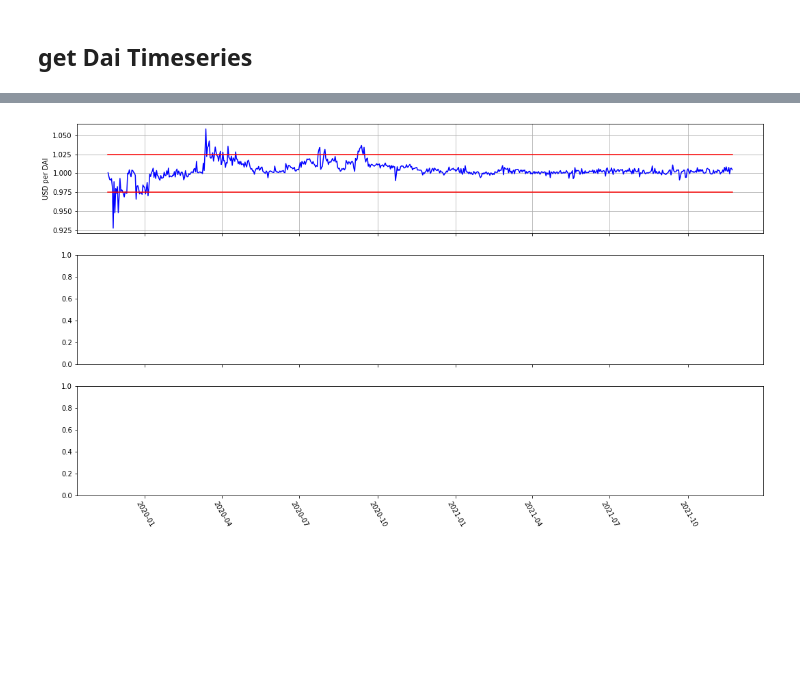
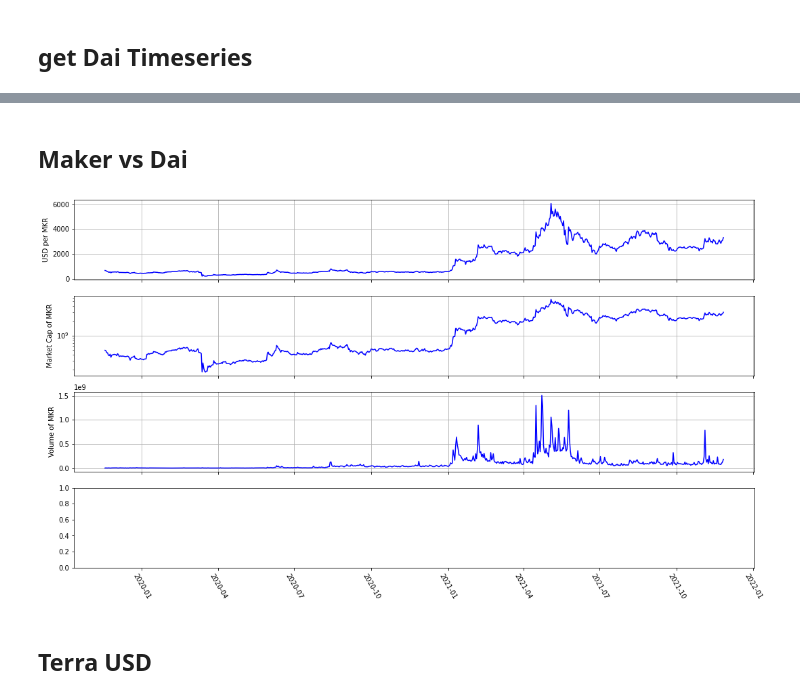
Before and after one commit to popcorndao/stablecoin-metrics, a Jupyter notebook: notebooks/Stablecoin_Timeseries.ipynb, the cells around one changed output, grey strips where cells are left out. Saved outputs shown, nothing was run; the diff lists cells and outputs as text; code cells hidden in the pictures; blank space fills up the shorter version.

```diff
--- a/notebooks/Stablecoin_Timeseries.ipynb
+++ b/notebooks/Stablecoin_Timeseries.ipynb
@@ -38,13 +71,31 @@ daitousddtimes = list(map(lambda x: datetime.fromtimestamp(x[0] / 1000) ,daitous
+# %% [markdown]
+## Maker vs Dai
+# %%
+mkrtousd = Akw.readDataLocally(whichData="cg_mkr_usd",  **{"from":timestamp_from, "to":timestamp_till})
+# %%
+mkr_df = pd.DataFrame(data={
+    'time': list(map(lambda x: datetime.fromtimestamp(x[0] / 1000) ,mkrtousd["prices"])),
+    'price': list(map(lambda x: x[1] ,mkrtousd["prices"])),
+    'cap': list(map(lambda x: x[1] ,mkrtousd["market_caps"])),
+    'volume': list(map(lambda x: x[1] ,mkrtousd["total_volumes"]))})
+# mkr_df["off_peg"] = mkr_df.cap.apply(lambda x: abs(x-1))
 # %%
-fig, axes = plt.subplots(nrows=3,ncols=1,sharex=True)
+fig, axes = plt.subplots(nrows=4,ncols=1,sharex=True)
 fig.set_figwidth(18)
 fig.set_figheight(10)
-axes[0].plot(daitousddtimes, daitousdprices,'-b')
-axes[0].plot(daitousddtimes, [1.025] * len(daitousddtimes),'-r')
-axes[0].plot(daitousddtimes, [0.975] * len(daitousddtimes),'-r')
-axes[0].set(ylabel="USD per DAI")
+axes[0].plot(mkr_df["time"], mkr_df["price"],'-b')
+axes[0].set(ylabel="USD per MKR")
 axes[0].grid()
+# market capitalization
+axes[1].plot(mkr_df["time"], mkr_df["cap"],'-b')
+axes[1].set(ylabel="Market Cap of MKR")
+axes[1].set_yscale('log')
+axes[1].grid()
+# volume
+axes[2].plot(mkr_df["time"], mkr_df["volume"],'-b')
+axes[2].set(ylabel="Volume of MKR")
+axes[2].grid()
 plt.xticks(rotation=-60)
 plt.show()
 # %% [output]
-[figure, old version]
+[figure, new version]
@@ -52,0 +102,2 @@ daitousdprices
+# %% [markdown]
+## Terra USD
```
Also changed, not shown: parts of 9 cells of this notebook, 4 other files.
